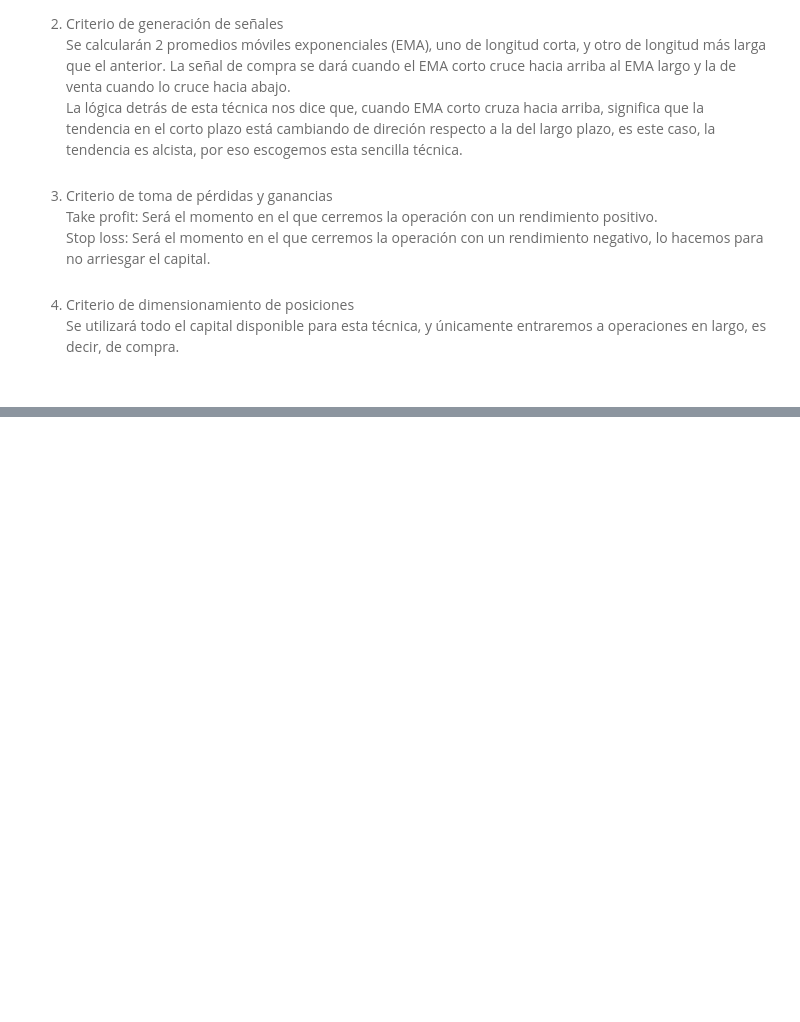
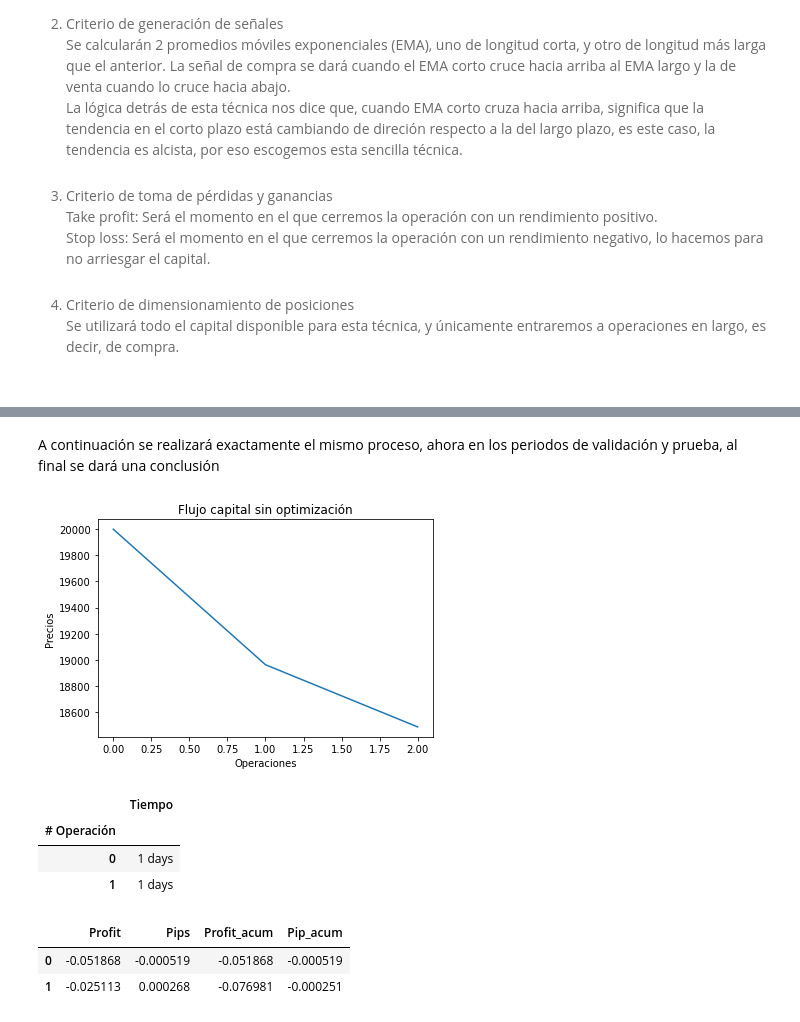
Before and after one commit to LuisCarlosAlvarado/myst_lab2_lcag, a Jupyter notebook: notebook.ipynb, the cells around one changed output, grey strips where cells are left out. Saved outputs shown, nothing was run; the diff lists cells and outputs as text; code cells hidden in the pictures; blank space fills up the shorter version.

```diff
--- a/notebook.ipynb
+++ b/notebook.ipynb
@@ -253,0 +258,34 @@ train[5]
+# %% [markdown]
+A continuación se realizará exactamente el mismo proceso, ahora en los periodos de validación y prueba, al final se dará una conclusión
+# %%
+proceso_val = sd.proceso_completo(sd.val_ohlc['close'], sd.val_ohlc['open'], .001,\
+                short_length=so.parametros[0], long_length=so.parametros[1],\
+                take_profit=so.parametros[2], stop_loss=so.parametros[3], capital=20000)
+operaciones_val= proceso_val[2]
+rend_operacion_val = proceso_val[3]
+rendimiento_val = proceso_val[4]
+flujo_val = proceso_val[5]
+# %%
+plt.plot(flujo_val)
+plt.title("Flujo capital sin optimización")
+plt.xlabel("Operaciones")
+plt.ylabel("Precios")
+plt.show()
+# %% [output]
+[figure, added]
+# %%
+columnas_tiempos = fn.columnas_tiempos(rend_individual = rend_operacion_val, operaciones=operaciones_val, \
+                    take_profit = so.parametros[2], stop_loss = so.parametros[3])
+columnas_tiempos.head()
+# %% [output]
+|  | Tiempo |
+| # Operación |  |
+| 0 | 1 days |
+| 1 | 1 days |
+# %%
+columnas_pips = fn.f_columnas_pips(pips = fn.f_pip_size("btc/USD"), rendimiento=rendimiento_val)
+columnas_pips.head()
+# %% [output]
+|  | Profit | Pips | Profit_acum | Pip_acum |
+| 0 | -0.051868 | -0.000519 | -0.051868 | -0.000519 |
+| 1 | -0.025113 | 0.000268 | -0.076981 | -0.000251 |
```
Also changed, not shown: parts of 72 cells of this notebook.
